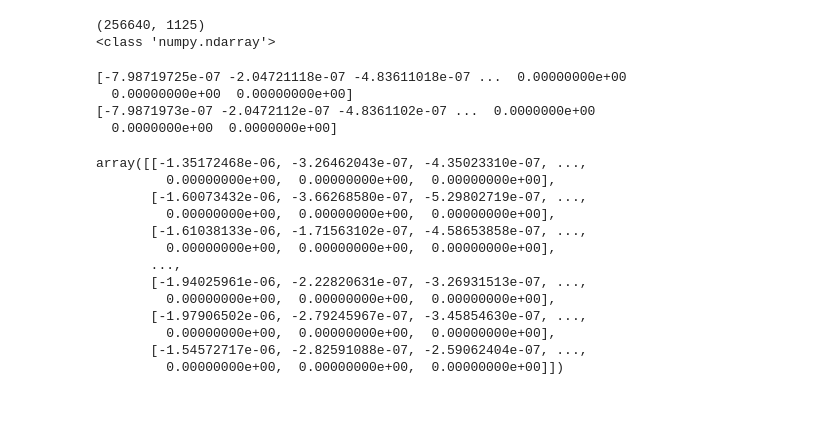
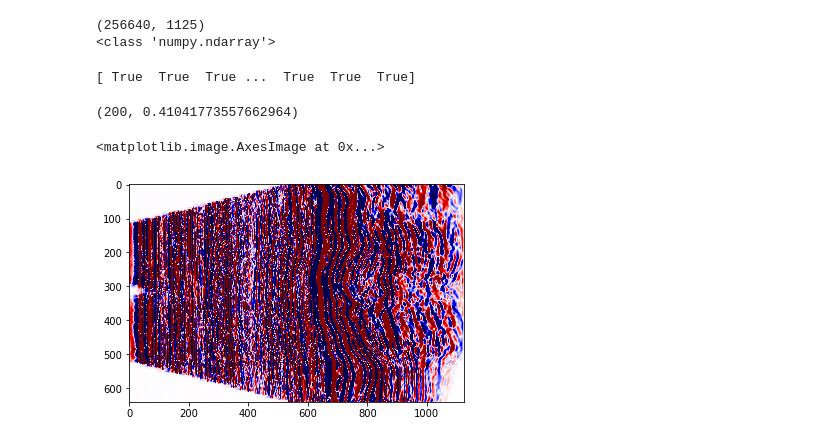
Before and after one commit to Dnbg1982/Oil-Gas-Projects, a Jupyter notebook: Exploration/Notebooks/SegY_Files.ipynb, the cells around one changed output. Saved outputs shown, nothing was run; the diff lists cells and outputs as text; code cells hidden in the pictures; blank space fills up the shorter version.

```diff
--- a/Exploration/Notebooks/SegY_Files.ipynb
+++ b/Exploration/Notebooks/SegY_Files.ipynb
@@ -353,15 +353,15 @@ C13 ----------------------PROCESSING SEQ
 # %%
 # Extract inlines and crosslines
 ntraces = len(f.trace)
-inlines = []
+ilines = []
 crosslines = []
 
 for h in f.header:
-    inlines.append(h[segyio.su.iline])
+    ilines.append(h[segyio.su.iline])
     crosslines.append(h[segyio.su.xline])
 
 print(f'{ntraces} traces')
-print(f'first 10 inlines: {inlines[:10]}')
+print(f'first 10 inlines: {ilines[:10]}')
 print(f'first 10 crosslines: {crosslines[:10]}')
 # %% [output]
 256614 traces
@@ -369,7 +369,7 @@ first 10 inlines: [9961, 9961, 9961, 9961, 9961, 9961, 9961, 9961, 9961, 9961]
 first 10 crosslines: [1963, 1964, 1965, 1966, 1967, 1968, 1969, 1970, 1971, 1972]
 # %%
 # Stablish unique values
-ils = np.unique(inlines)
+ils = np.unique(ilines)
 xls = np.unique(crosslines)
 
 print(xls.shape)
@@ -421,31 +421,20 @@ print(type(lineard))
 <class 'numpy.ndarray'>
 # %%
 # Asign each trace to the corresponding position in the matrix
-for il, xl, trace in zip(inlines, crosslines, f.trace):
+for il, xl, trace in zip(ilines, crosslines, f.trace):
     lineard[lineindex[il,xl]] = trace
 
-print(lineard[lineindex[9961,1963]])
-print(f.trace[0])
-
-# As a result we have a array with values
+print(lineard[lineindex[9961,1963]] == f.trace[0])
 # %% [output]
-[-7.98719725e-07 -2.04721118e-07 -4.83611018e-07 ...  0.00000000e+00
-  0.00000000e+00  0.00000000e+00]
-[-7.9871973e-07 -2.0472112e-07 -4.8361102e-07 ...  0.0000000e+00
-  0.0000000e+00  0.0000000e+00]
+[ True  True  True ...  True  True  True]
-# %%
-d[2]
-# %% [output]
-array([[-1.35172468e-06, -3.26462043e-07, -4.35023310e-07, ...,
-         0.00000000e+00,  0.00000000e+00,  0.00000000e+00],
-       [-1.60073432e-06, -3.66268580e-07, -5.29802719e-07, ...,
-         0.00000000e+00,  0.00000000e+00,  0.00000000e+00],
-       [-1.61038133e-06, -1.71563102e-07, -4.58653858e-07, ...,
-         0.00000000e+00,  0.00000000e+00,  0.00000000e+00],
-       ...,
-       [-1.94025961e-06, -2.22820631e-07, -3.26931513e-07, ...,
-         0.00000000e+00,  0.00000000e+00,  0.00000000e+00],
-       [-1.97906502e-06, -2.79245967e-07, -3.45854630e-07, ...,
-         0.00000000e+00,  0.00000000e+00,  0.00000000e+00],
-       [-1.54572717e-06, -2.82591088e-07, -2.59062404e-07, ...,
-         0.00000000e+00,  0.00000000e+00,  0.00000000e+00]])
+# %%
+vm = np.percentile(d, 75)
+central = len(ils) // 2
+central, vm
+# %% [output]
+(200, 0.41041773557662964)
+# %%
+plt.imshow(d[central,:,:], aspect='auto', cmap='seismic', vmax=vm, vmin=-vm)
+# %% [output]
+<matplotlib.image.AxesImage at 0x...>
+[figure, added]
```
